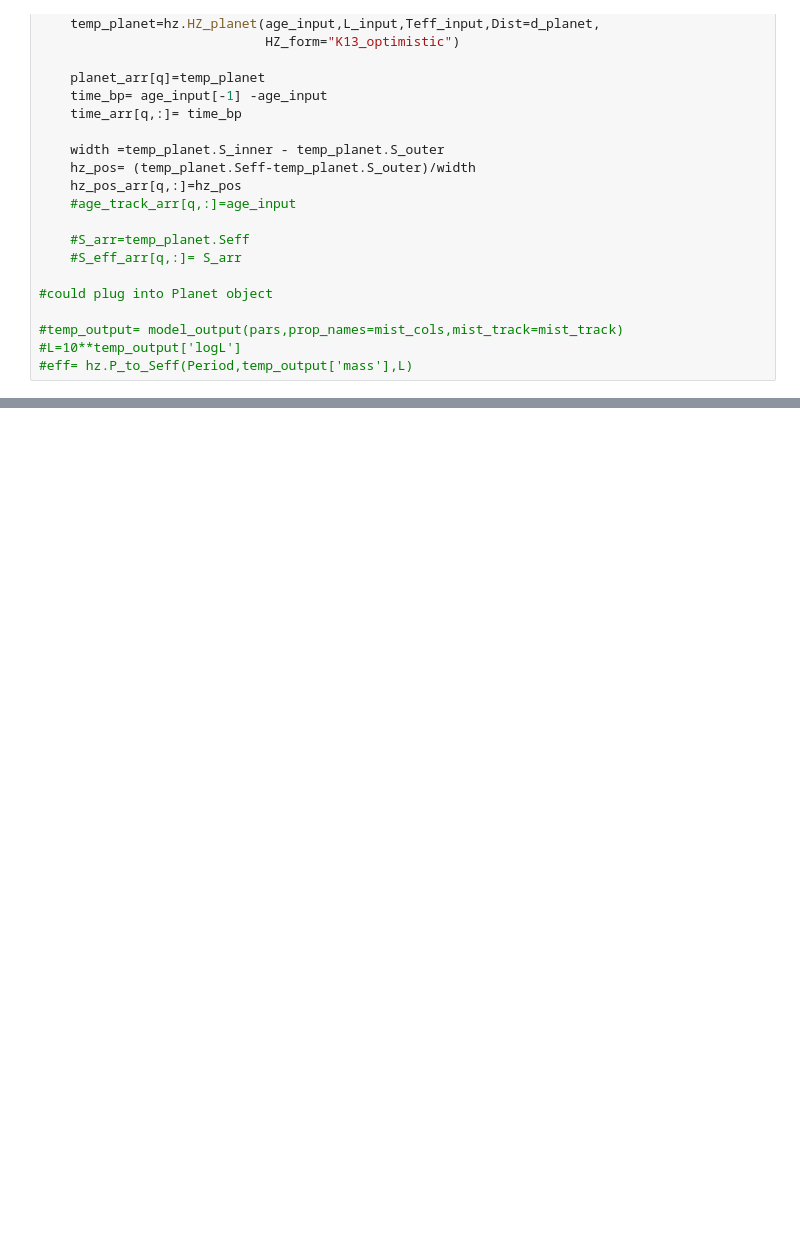
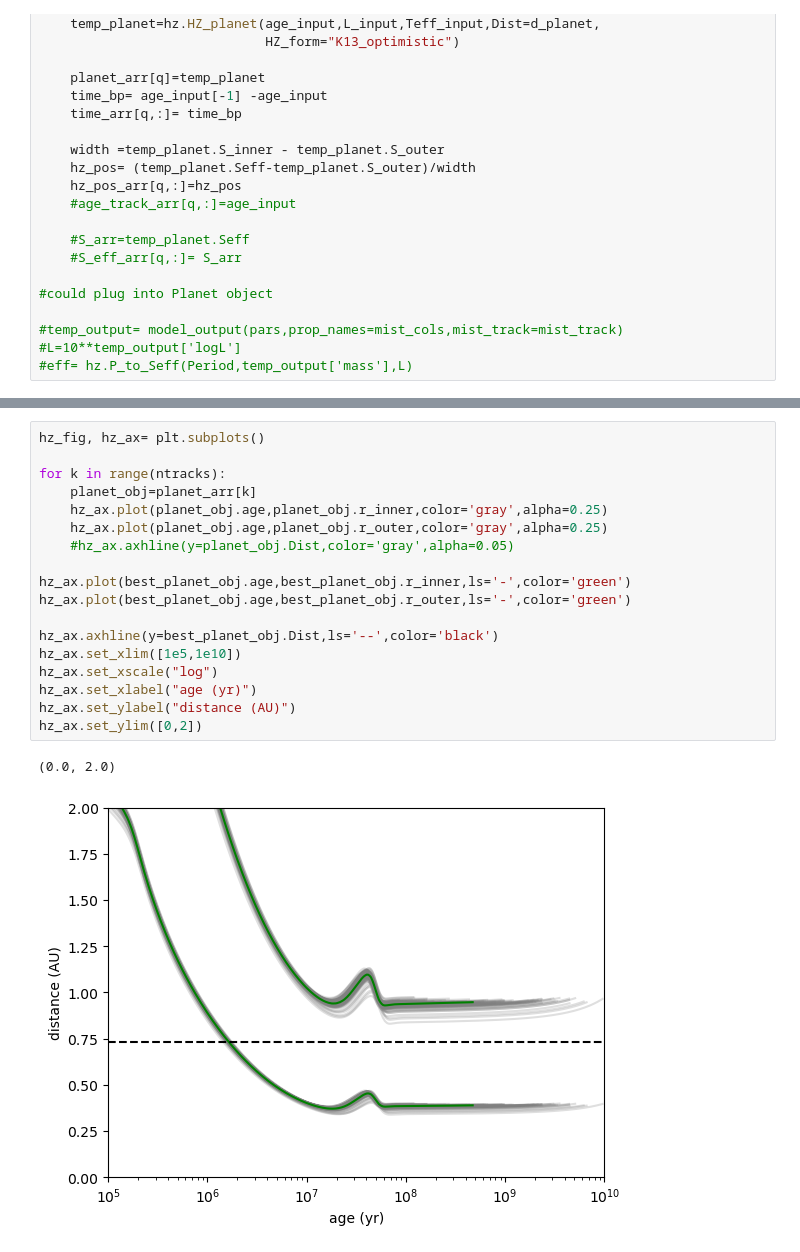
Before and after one commit to nwtuchow/HZ_evolution, a Jupyter notebook: Notebooks/Kepler62f_example.ipynb, the cells around one changed output, grey strips where cells are left out. Drawn from its saved outputs; the diff is of its cells as text; blank space fills up the shorter version.

```diff
--- a/Notebooks/Kepler62f_example.ipynb
+++ b/Notebooks/Kepler62f_example.ipynb
@@ -286,0 +319,21 @@ S_ax.set_xscale('log')
+# %%
+hz_fig, hz_ax= plt.subplots()
+
+for k in range(ntracks):
+    planet_obj=planet_arr[k]
+    hz_ax.plot(planet_obj.age,planet_obj.r_inner,color='gray',alpha=0.25)
+    hz_ax.plot(planet_obj.age,planet_obj.r_outer,color='gray',alpha=0.25)
+    #hz_ax.axhline(y=planet_obj.Dist,color='gray',alpha=0.05)
+
+hz_ax.plot(best_planet_obj.age,best_planet_obj.r_inner,ls='-',color='green')
+hz_ax.plot(best_planet_obj.age,best_planet_obj.r_outer,ls='-',color='green')
+
+hz_ax.axhline(y=best_planet_obj.Dist,ls='--',color='black')
+hz_ax.set_xlim([1e5,1e10])
+hz_ax.set_xscale("log")
+hz_ax.set_xlabel("age (yr)")
+hz_ax.set_ylabel("distance (AU)")
+hz_ax.set_ylim([0,2])
+# %% [output]
+(0.0, 2.0)
+[figure, added]
```
Also changed, not shown: parts of 35 cells of this notebook, 2 other files.
